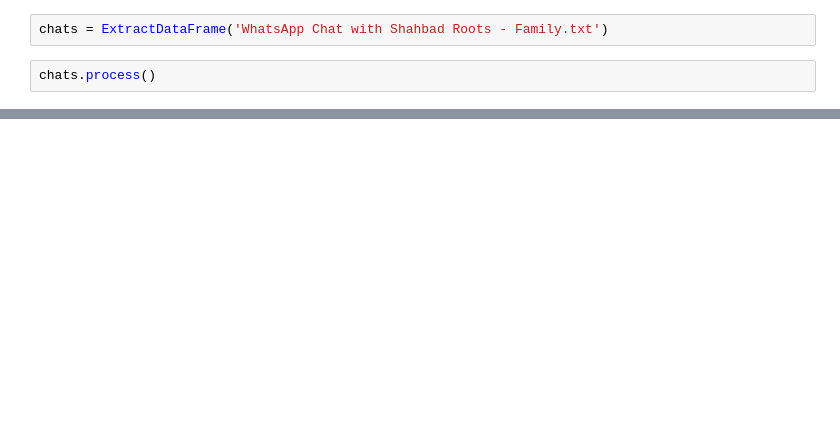
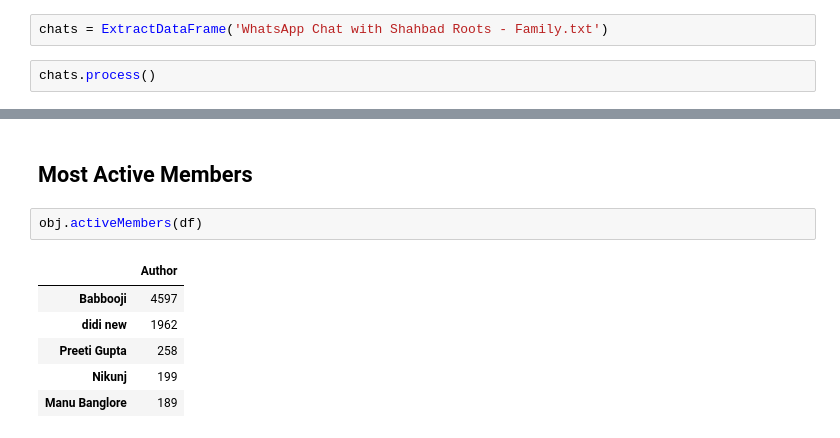
Before and after one commit to kaustubhgupta/WhatsApp-Groups-Analyser, a Jupyter notebook: WhatsApp-Analyser.ipynb, the cells around one changed output, grey strips where cells are left out. Cells and saved outputs as stored; diff of their text form; blank space fills up the shorter version.

```diff
--- a/WhatsApp-Analyser.ipynb
+++ b/WhatsApp-Analyser.ipynb
@@ -107,0 +339,11 @@ chats.dataframe()
+# %% [markdown]
+## Most Active Members
+# %%
+obj.activeMembers(df)
+# %% [output]
+|  | Author |
+| Babbooji | 4597 |
+| didi new | 1962 |
+| Preeti Gupta | 258 |
+| Nikunj | 199 |
+| Manu Banglore | 189 |
```
Also changed, not shown: parts of 27 cells of this notebook.
